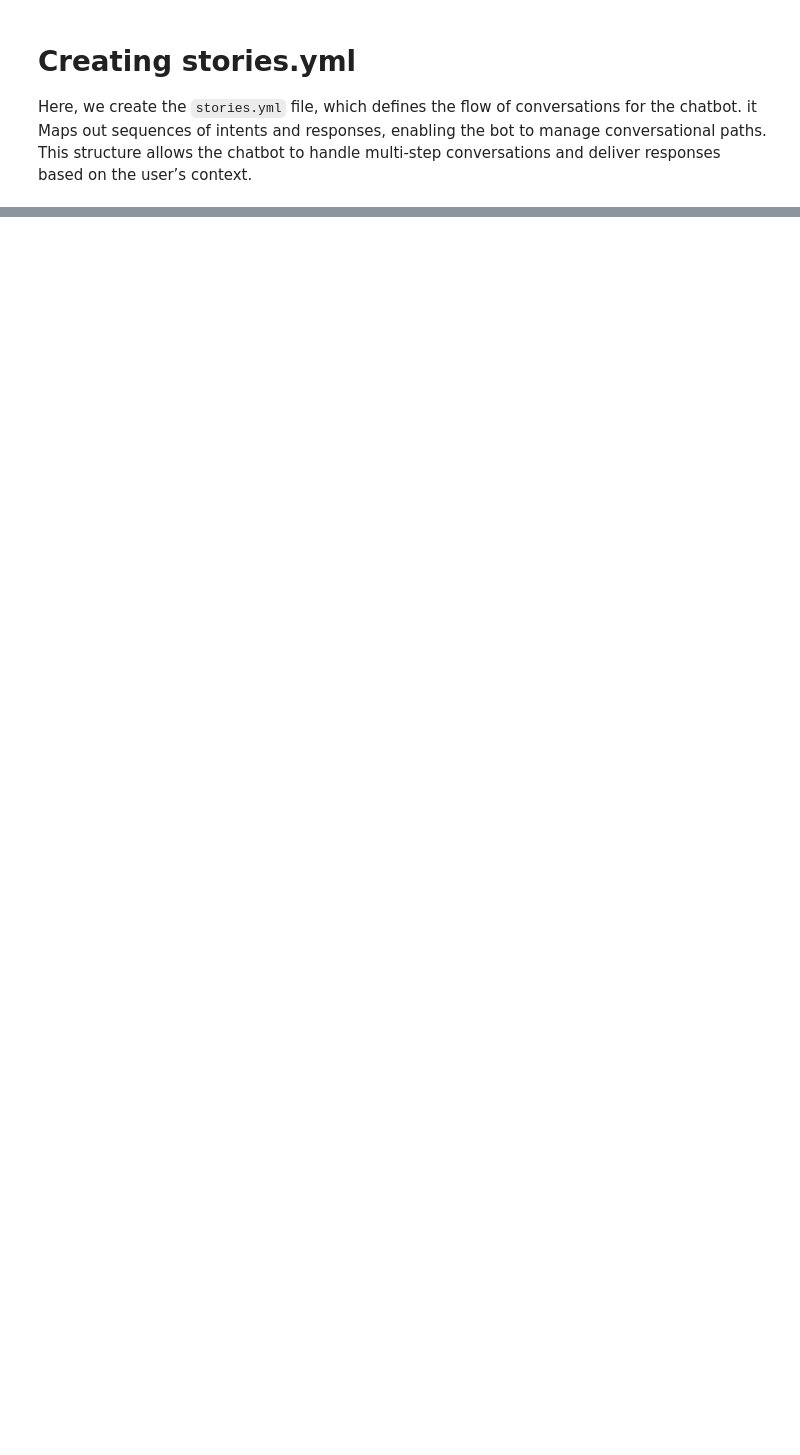
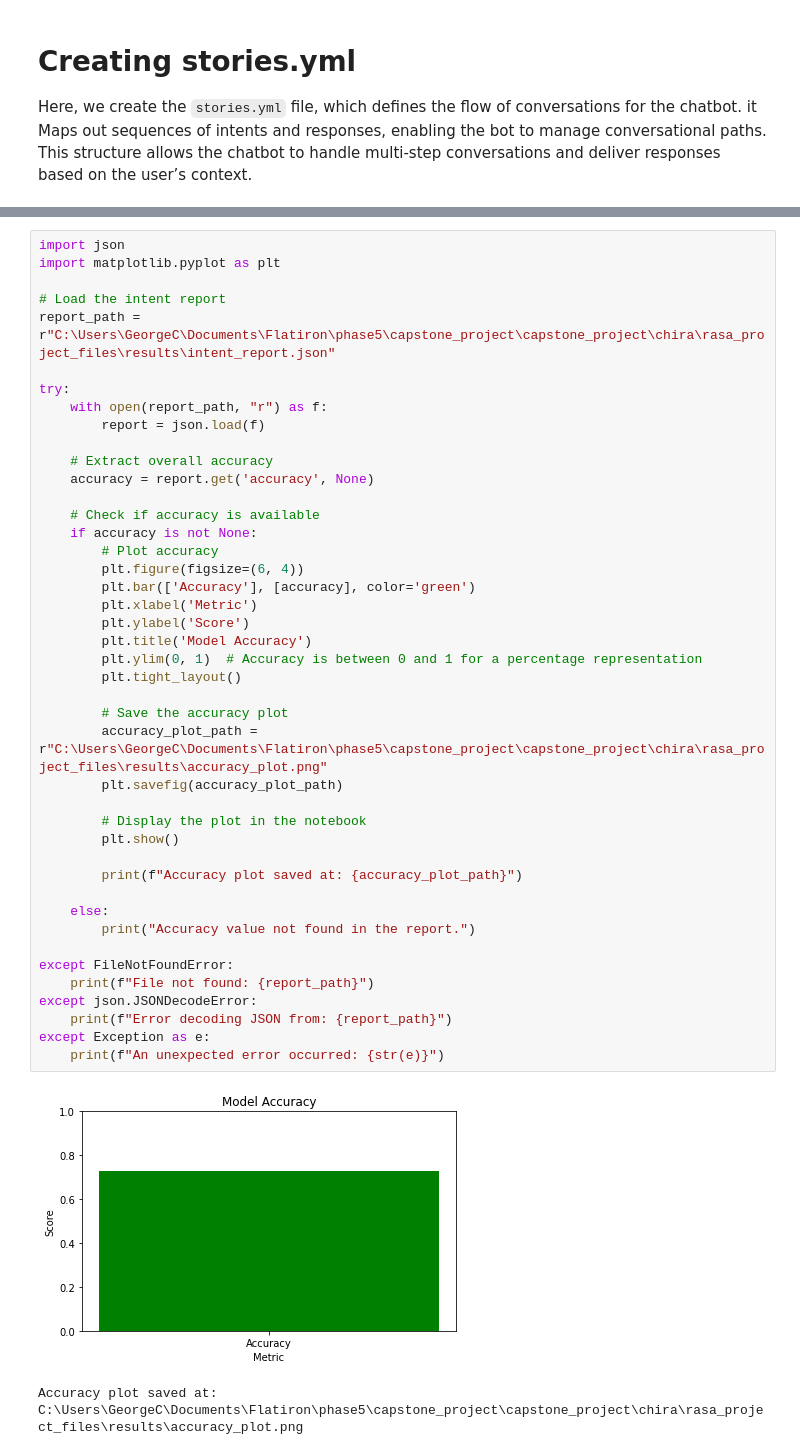
Before and after one commit to George-Chira/capstone_project, a Jupyter notebook: notebooks/Chira.ipynb, the cells around one changed output, grey strips where cells are left out. Cells and saved outputs as stored; diff of their text form; blank space fills up the shorter version.

```diff
--- a/notebooks/Chira.ipynb
+++ b/notebooks/Chira.ipynb
@@ -697,0 +818,46 @@ fatal: not a git repository (or any of the parent directories): .git
+# %%
+import json
+import matplotlib.pyplot as plt
+
+# Load the intent report
+report_path = r"C:\Users\GeorgeC\Documents\Flatiron\phase5\capstone_project\capstone_project\chira\rasa_project_files\results\intent_report.json"
+
+try:
+    with open(report_path, "r") as f:
+        report = json.load(f)
+
+    # Extract overall accuracy
+    accuracy = report.get('accuracy', None)
+
+    # Check if accuracy is available
+    if accuracy is not None:
+        # Plot accuracy
+        plt.figure(figsize=(6, 4))
+        plt.bar(['Accuracy'], [accuracy], color='green')
+        plt.xlabel('Metric')
+        plt.ylabel('Score')
+        plt.title('Model Accuracy')
+        plt.ylim(0, 1)  # Accuracy is between 0 and 1 for a percentage representation
+        plt.tight_layout()
+
+        # Save the accuracy plot
+        accuracy_plot_path = r"C:\Users\GeorgeC\Documents\Flatiron\phase5\capstone_project\capstone_project\chira\rasa_project_files\results\accuracy_plot.png"
+        plt.savefig(accuracy_plot_path)
+
+        # Display the plot in the notebook
+        plt.show()
+
+        print(f"Accuracy plot saved at: {accuracy_plot_path}")
+
+    else:
+        print("Accuracy value not found in the report.")
+
+except FileNotFoundError:
+    print(f"File not found: {report_path}")
+except json.JSONDecodeError:
+    print(f"Error decoding JSON from: {report_path}")
+except Exception as e:
+    print(f"An unexpected error occurred: {str(e)}")
+# %% [output]
+[figure, added]
+Accuracy plot saved at: C:\Users\GeorgeC\Documents\Flatiron\phase5\capstone_project\capstone_project\chira\rasa_project_files\results\accuracy_plot.png
```
Also changed, not shown: parts of 26 cells of this notebook, 21 other files.
